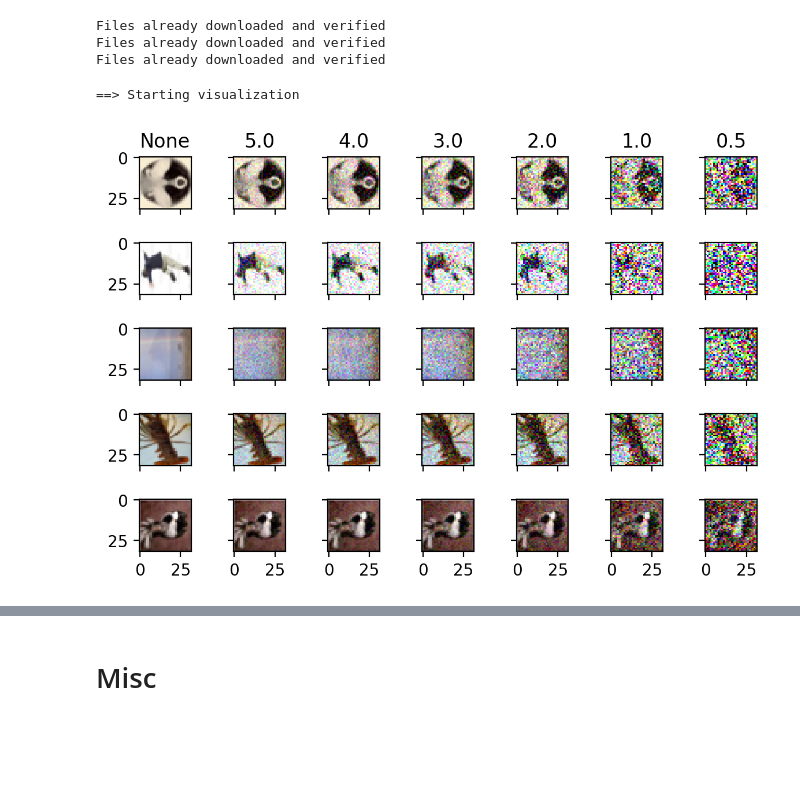
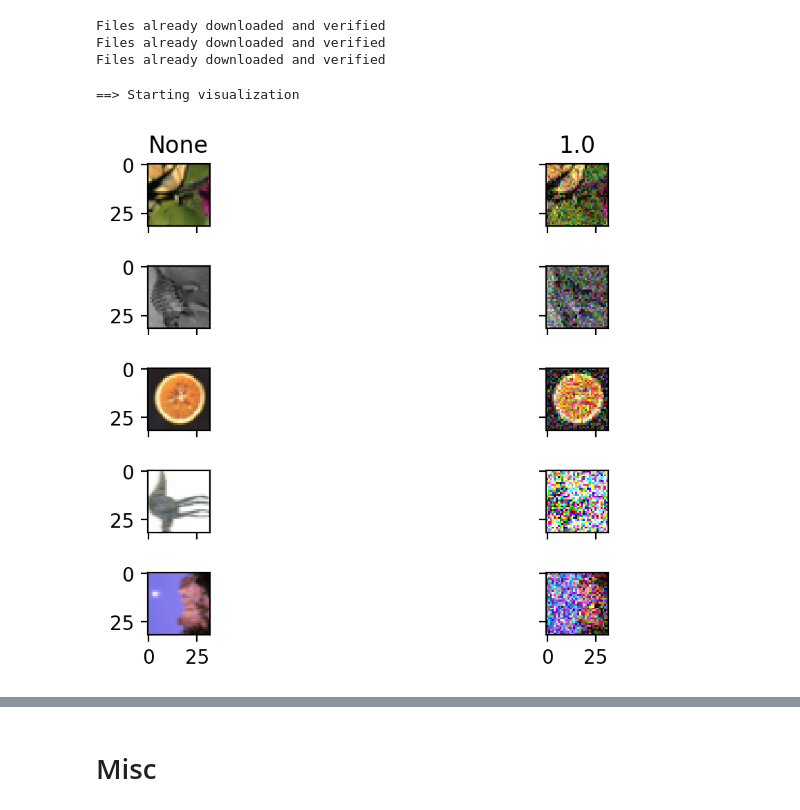
Before and after one commit to sinzlab/neural_cotraining, a Jupyter notebook: notebooks/main.ipynb, the cells around one changed output, grey strips where cells are left out. Drawn from its saved outputs; the diff is of its cells as text; code cells hidden in the pictures; blank space fills up the shorter version.

```diff
--- a/notebooks/main.ipynb
+++ b/notebooks/main.ipynb
@@ -2,26 +2,30 @@
 %matplotlib inline
 %load_ext autoreload
 %autoreload 2
+
+import os
+import datajoint as dj
+dj.config['database.host'] = os.environ['DJ_HOST']
+dj.config['database.user'] = os.environ['DJ_USER']
+dj.config['database.password'] = os.environ['DJ_PASS']
+dj.config['enable_python_native_blobs'] = True
+# dj.config['schema_name'] = "anix_nnfabrik_bias_transfer_adv_noise"
+dj.config['schema_name'] = "anix_nnfabrik_bias_transfer_test"
 
 import matplotlib.pyplot as plt
 import numpy as np
 from bias_transfer.dataset import dataset_loader
 from bias_transfer.config import *
 from bias_transfer.trainer import trainer
-from bias_transfer.models.resnet import resnet_builder
+from bias_transfer.models import resnet_builder
+from bias_transfer.analysis import *
+from bias_transfer.main import *
 
-import os
-import datajoint as dj
 
-dj.config['database.host'] = os.environ['DJ_HOST']
-dj.config['database.user'] = os.environ['DJ_USER']
-dj.config['database.password'] = os.environ['DJ_PASS']
-dj.config['enable_python_native_blobs'] = True
-dj.config['schema_name'] = "anix_nnfabrik_bias_transfer"
-# dj.config['schema_name'] = "anix_nnfabrik_bias_transfer_test"
-
+from bias_transfer.tables.base import *
 from bias_transfer.tables.transfer import *
 import nnfabrik as nnf
-nnf.config['repos'] = ['/notebooks/nnfabrik']
+# nnf.config['repos'] = ['/notebooks/nnfabrik']
 from nnfabrik.main import *
+schema
 # %% [output]
@@ -176,22 +103,26 @@ from bias_transfer.visualization import *
 # %%
-config = Config(apply_data_augmentation=True, apply_data_normalization=False, batch_size=128)
+config = Config(apply_data_augmentation=False, apply_data_normalization=False, batch_size=128)
 # %%
-data_loaders, model, train_fct = nnf.builder.get_all_parts(dataset_fn=dataset_loader,
-                                                               dataset_config=config.data,
-                                                               trainer_fn=trainer,
+data_loaders, model, train_fct = nnf.builder.get_all_parts(dataset_fn=config.dataset_fn,
+                                                               dataset_config=config.dataset,
+                                                               trainer_fn=config.trainer_fn,
                                                                trainer_config=config.trainer,
-                                                               model_fn=resnet_builder,
-                                                               model_config=config.model
+                                                               model_fn=config.model_fn,
+                                                               model_config=config.model,
+                                                           seed=8
                                                                )
 # %% [output]
 Files already downloaded and verified
 Files already downloaded and verified
 Files already downloaded and verified
+# %%
+visualize_data(data_loader=data_loaders['val'], num_samples=5, add_noise=True
+               ,noise_snrs=({None:1.0}, {1.0:1.0}), noise_stds=())
+# %% [output]
+==> Starting visualization
+[figure, added]
 # %%
 visualize_data(data_loader=data_loaders['val'], num_samples=5, add_noise=True
-               ,noise_snrs=(None, 5.0, 4.0, 3.0, 2.0, 1.0, 0.5), noise_stds=())
+               ,noise_snrs=({None:1.0}, {5.0:1.0}, {4.0:1.0}, {3.0:1.0}, {2.0:1.0}, {1.0:1.0}, {0.5:1.0}), noise_stds=())
-# %% [output]
-==> Starting visualization
-[figure, removed]
 # %%
 visualize_data(data_loader=data_loaders['val'], num_samples=5, add_noise=True
```
Also changed, not shown: parts of 46 cells of this notebook, 18 other files.
